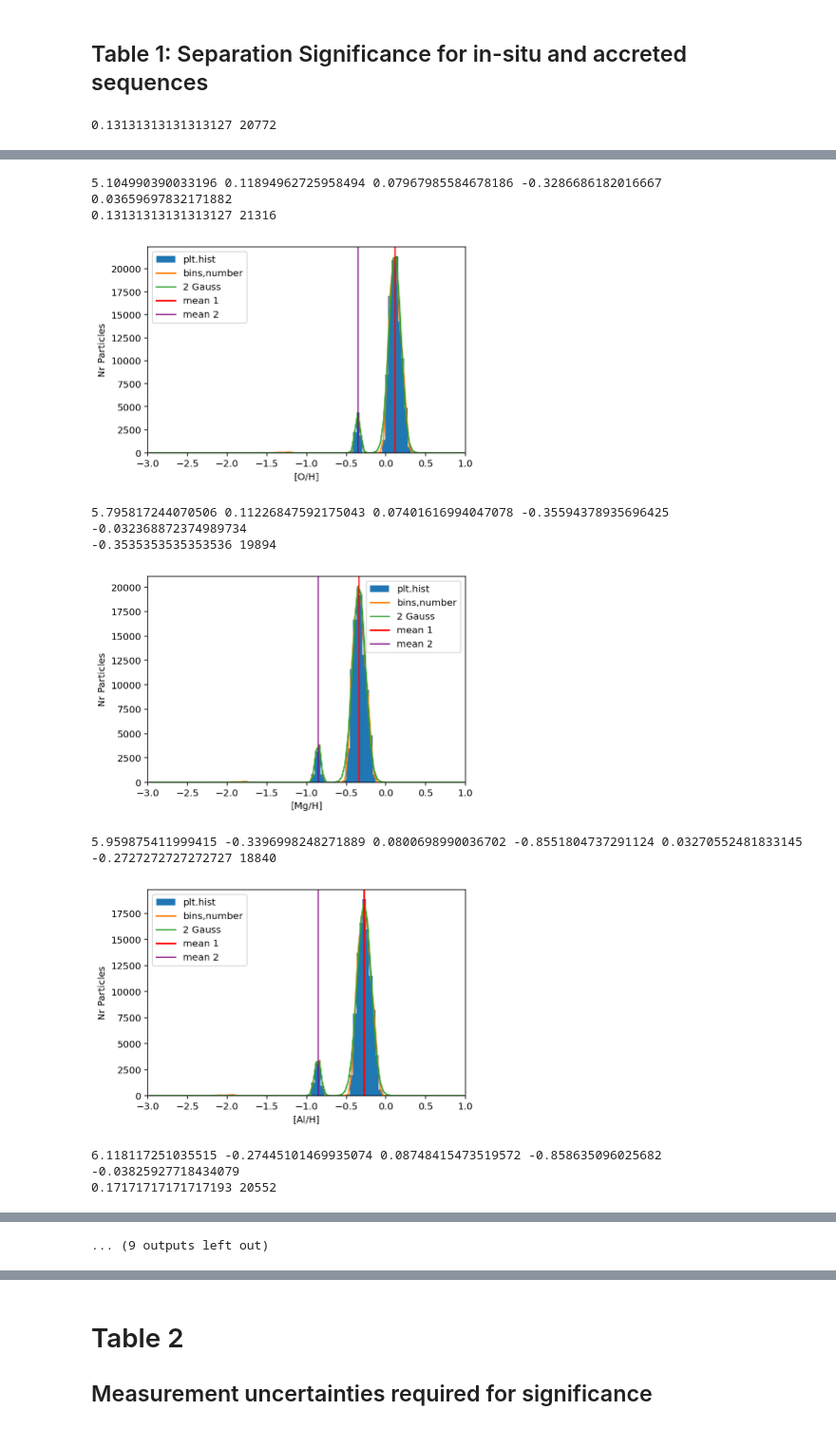
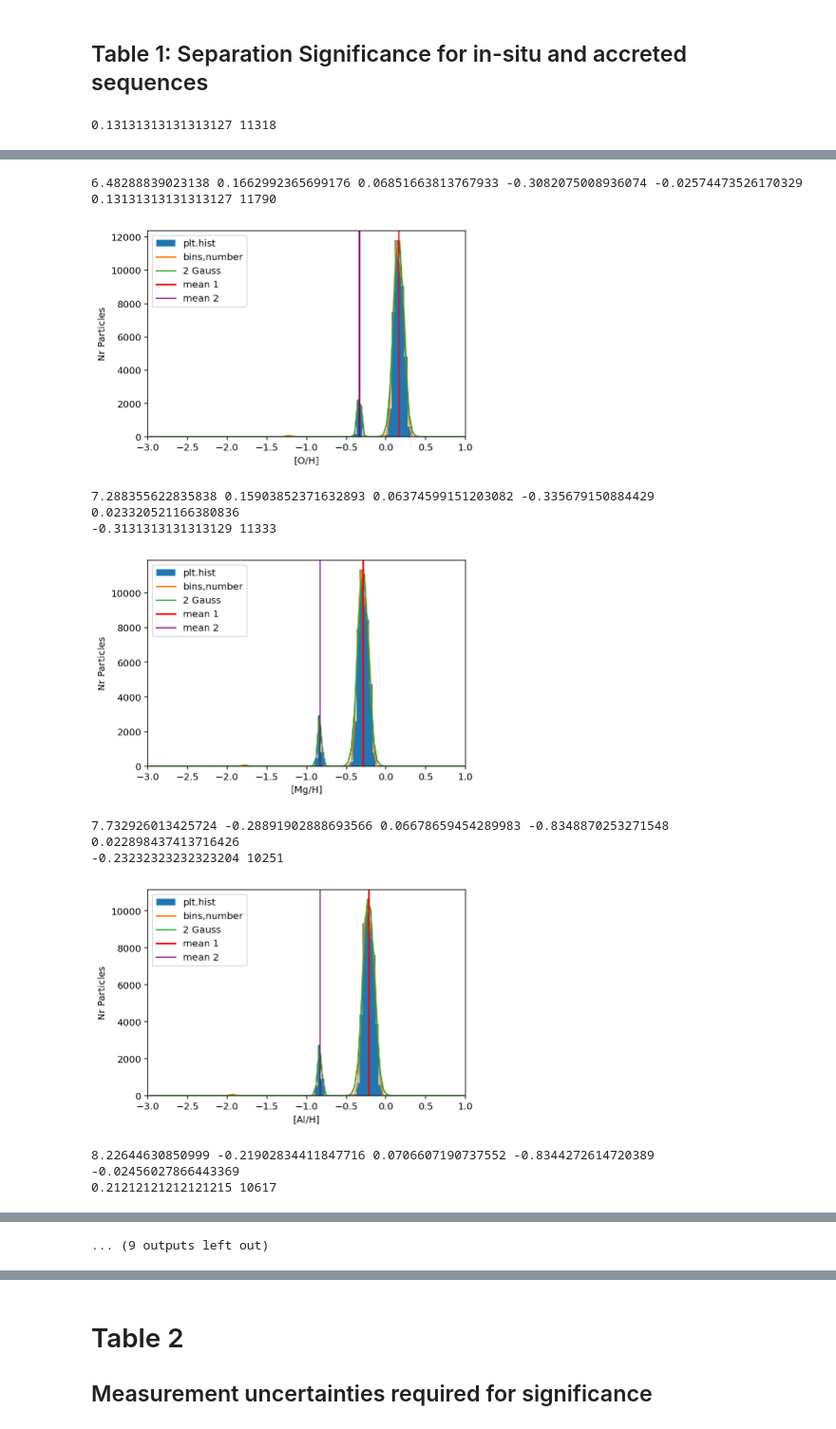
Before and after one commit to svenbuder/Accretion_Clues_ObsSim, a Jupyter notebook: mijnarends_2022_accretion_clues_simulation.ipynb, the cells around one changed output, grey strips where cells are left out. Shown at 95% size. Saved outputs shown, nothing was run; the diff lists cells and outputs as text; code cells hidden in the pictures.

```diff
--- a/mijnarends_2022_accretion_clues_simulation.ipynb
+++ b/mijnarends_2022_accretion_clues_simulation.ipynb
@@ -655,7 +655,7 @@ table_text = [
 ]
 
 def get_initial_mean_and_sigma(element, debug=True):
-    age_limits = (sim['tform'] > 4) & (sim['tform'] < 5)
+    age_limits = (sim['tform'] > 4.5) & (sim['tform'] < 5)
     data = sim[element+'_H'][age_limits]
     p = np.histogram(data,bins=np.linspace(-3,1,100))
 
@@ -672,7 +672,7 @@ def get_initial_mean_and_sigma(element, debug=True):
         gauss2,
         xdata = bins,
         ydata = number,
-        p0=[peak_number,peak_bin,0.25,0.5*peak_number,peak_bin-0.7,0.1]
+        p0=[peak_number,peak_bin,0.25,0.25*peak_number,peak_bin-0.5,0.1]
     )
 
     mean1 = popt[1]
@@ -711,7 +711,7 @@ def get_initial_mean_and_sigma(element, debug=True):
         plt.show()
         plt.close()
 
-    print(r,mean1,sigma1,mean2,sigma2)
+        print(r,mean1,sigma1,mean2,sigma2)
 
 #     # Code that computes mu, sigma, r
 #     p16, p50, p84 = np.percentile(sim[''+element+'_H'][low], q=[16,50,84])
@@ -737,4 +737,4 @@ table_text.append([r'\end{table}'])
 
 np.savetxt('tables/separation_significance_two_sequences.tex',table_text,fmt='%s')
 # %% [output]
-0.13131313131313127 20772
+0.13131313131313127 11318
@@ -742,11 +742,11 @@ np.savetxt('tables/separation_significance_two_sequences.tex',table_text,fmt='%s
-5.104990390033196 0.11894962725958494 0.07967985584678186 -0.3286686182016667 0.03659697832171882
-0.13131313131313127 21316
+6.48288839023138 0.1662992365699176 0.06851663813767933 -0.3082075008936074 -0.02574473526170329
+0.13131313131313127 11790
-[figure, old version]
+[figure, new version]
-5.795817244070506 0.11226847592175043 0.07401616994047078 -0.35594378935696425 -0.032368872374989734
--0.3535353535353536 19894
+7.288355622835838 0.15903852371632893 0.06374599151203082 -0.335679150884429 0.023320521166380836
+-0.3131313131313129 11333
-[figure, old version]
+[figure, new version]
-5.959875411999415 -0.3396998248271889 0.0800698990036702 -0.8551804737291124 0.03270552481833145
--0.2727272727272727 18840
+7.732926013425724 -0.28891902888693566 0.06678659454289983 -0.8348870253271548 0.022898437413716426
+-0.23232323232323204 10251
-[figure, old version]
+[figure, new version]
-6.118117251035515 -0.27445101469935074 0.08748415473519572 -0.858635096025682 -0.03825927718434079
-0.17171717171717193 20552
+8.22644630850999 -0.21902834411847716 0.0706607190737552 -0.8344272614720389 -0.02456027866443369
+0.21212121212121215 10617
```
Also changed, not shown: parts of 3 cells of this notebook.
